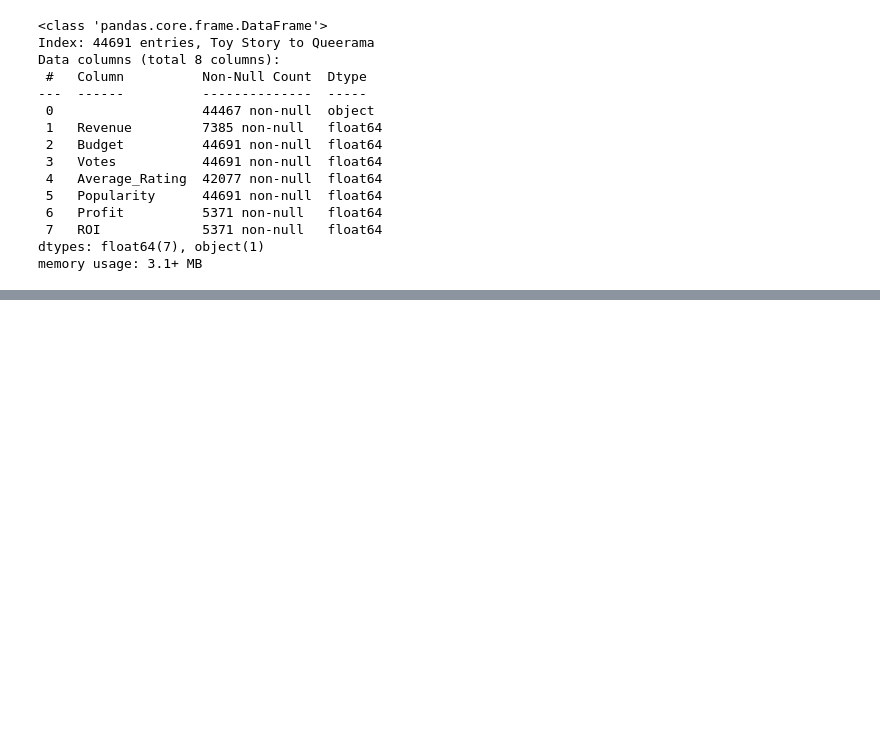
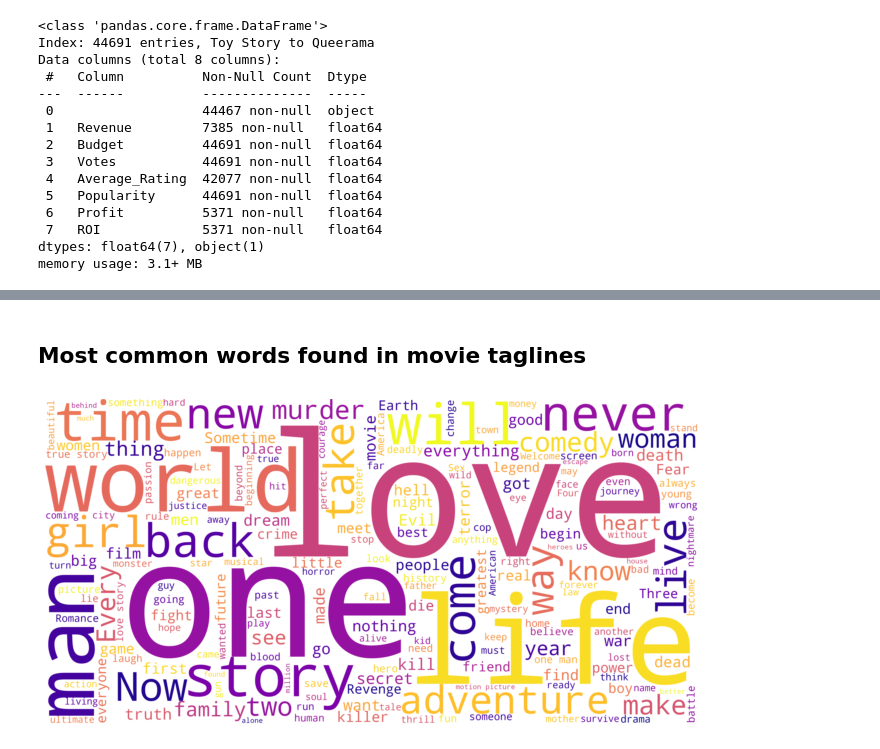
Before and after one commit to bcgithubpage/datascience, a Jupyter notebook: EDA_Movie_Project_Part1.ipynb, the cells around one changed output, grey strips where cells are left out. Saved outputs shown, nothing was run; the diff lists cells and outputs as text; code cells hidden in the pictures; blank space fills up the shorter version.

```diff
--- a/EDA_Movie_Project_Part1.ipynb
+++ b/EDA_Movie_Project_Part1.ipynb
@@ -300,0 +524,2 @@ best_worst(by='Popularity', n=5)
+# %% [markdown]
+## Most common words found in movie taglines
@@ -300,0 +528,12 @@ best_worst(by='Popularity', n=5)
+# %%
+tagline = df['tagline'].dropna()
+words = " ".join(tagline)
+# %%
+body = WordCloud(height=2000, width=4000, background_color='white', max_words=200, colormap='plasma').generate(words)
+# %%
+plt.figure(figsize=(18,6))
+plt.imshow(body, interpolation='bilinear')
+plt.axis('off')
+plt.show()
+# %% [output]
+[figure, added]
```
Also changed, not shown: parts of 34 cells of this notebook.
